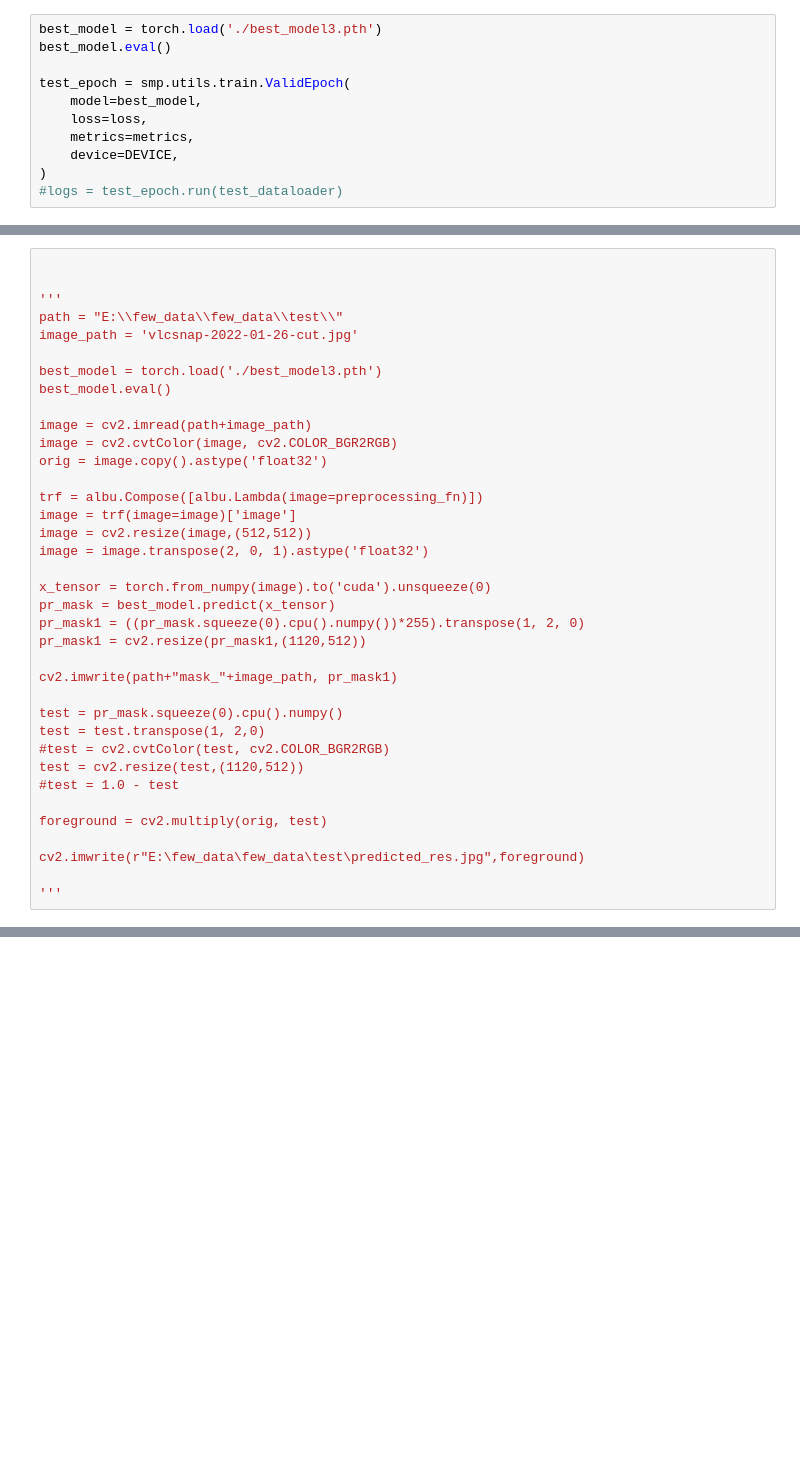
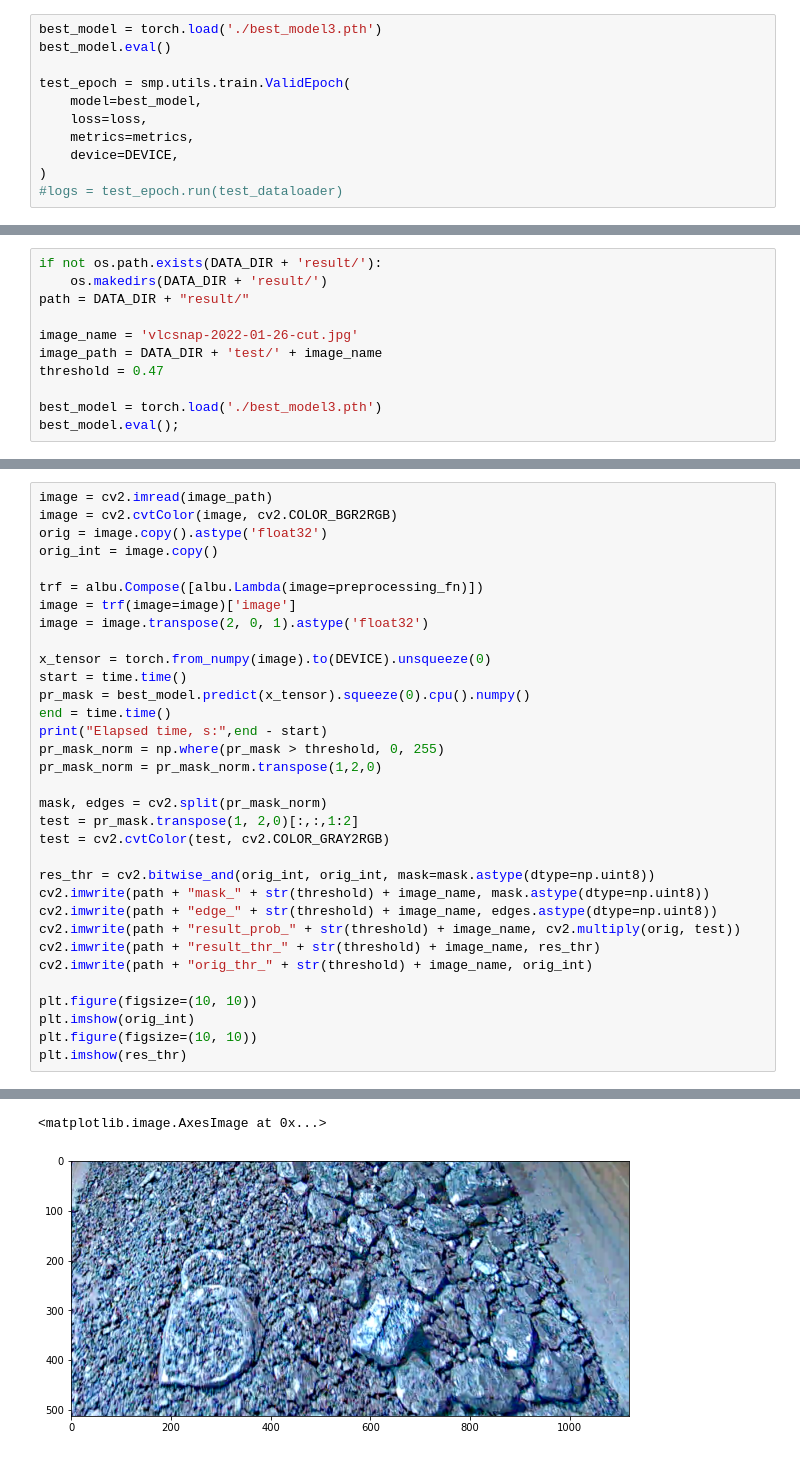
Before and after one commit to comptech-winter-school/coal-composition-control, a Jupyter notebook: src/semantic_segmentation/segmentation.ipynb, the cells around one changed output, grey strips where cells are left out. Drawn from its saved outputs; the diff is of its cells as text; blank space fills up the shorter version.

```diff
--- a/src/semantic_segmentation/segmentation.ipynb
+++ b/src/semantic_segmentation/segmentation.ipynb
@@ -460,0 +355,11 @@ test = cv2.resize(test,(1320,512))
+# %%
+if not os.path.exists(DATA_DIR + 'result/'):
+    os.makedirs(DATA_DIR + 'result/')
+path = DATA_DIR + "result/"
+
+image_name = 'vlcsnap-2022-01-26-cut.jpg'
+image_path = DATA_DIR + 'test/' + image_name
+threshold = 0.47
+
+best_model = torch.load('./best_model3.pth')
+best_model.eval();
@@ -461,37 +368,34 @@ test = cv2.resize(test,(1320,512))
 # %%
-
-
-'''
-path = "E:\\few_data\\few_data\\test\\"
-image_path = 'vlcsnap-2022-01-26-cut.jpg'
-
-best_model = torch.load('./best_model3.pth')
-best_model.eval()
-
-image = cv2.imread(path+image_path)
+image = cv2.imread(image_path)
 image = cv2.cvtColor(image, cv2.COLOR_BGR2RGB)
 orig = image.copy().astype('float32')
+orig_int = image.copy()
 
 trf = albu.Compose([albu.Lambda(image=preprocessing_fn)])
 image = trf(image=image)['image']
-image = cv2.resize(image,(512,512))
 image = image.transpose(2, 0, 1).astype('float32')
 
-x_tensor = torch.from_numpy(image).to('cuda').unsqueeze(0)
-pr_mask = best_model.predict(x_tensor)
-pr_mask1 = ((pr_mask.squeeze(0).cpu().numpy())*255).transpose(1, 2, 0)
-pr_mask1 = cv2.resize(pr_mask1,(1120,512))
+x_tensor = torch.from_numpy(image).to(DEVICE).unsqueeze(0)
+start = time.time()
+pr_mask = best_model.predict(x_tensor).squeeze(0).cpu().numpy()
+end = time.time()
+print("Elapsed time, s:",end - start)
+pr_mask_norm = np.where(pr_mask > threshold, 0, 255)
+pr_mask_norm = pr_mask_norm.transpose(1,2,0)
 
-cv2.imwrite(path+"mask_"+image_path, pr_mask1)
+mask, edges = cv2.split(pr_mask_norm)
+test = pr_mask.transpose(1, 2,0)[:,:,1:2]
+test = cv2.cvtColor(test, cv2.COLOR_GRAY2RGB)
 
-test = pr_mask.squeeze(0).cpu().numpy()
-test = test.transpose(1, 2,0)
-#test = cv2.cvtColor(test, cv2.COLOR_BGR2RGB)
-test = cv2.resize(test,(1120,512))
-#test = 1.0 - test
+res_thr = cv2.bitwise_and(orig_int, orig_int, mask=mask.astype(dtype=np.uint8))
+cv2.imwrite(path + "mask_" + str(threshold) + image_name, mask.astype(dtype=np.uint8))
+cv2.imwrite(path + "edge_" + str(threshold) + image_name, edges.astype(dtype=np.uint8))
+cv2.imwrite(path + "result_prob_" + str(threshold) + image_name, cv2.multiply(orig, test))
+cv2.imwrite(path + "result_thr_" + str(threshold) + image_name, res_thr)
+cv2.imwrite(path + "orig_thr_" + str(threshold) + image_name, orig_int)
 
-foreground = cv2.multiply(orig, test)
-
-cv2.imwrite(r"E:\few_data\few_data\test\predicted_res.jpg",foreground)
-
-'''
+plt.figure(figsize=(10, 10))
+plt.imshow(orig_int)
+plt.figure(figsize=(10, 10))
+plt.imshow(res_thr)
+# %% [output]
@@ -497,0 +403,2 @@ cv2.imwrite(r"E:\few_data\few_data\test\predicted_res.jpg",foreground)
+<matplotlib.image.AxesImage at 0x...>
+[figure, added]
```
Also changed, not shown: parts of 21 cells of this notebook, 2 other files.
